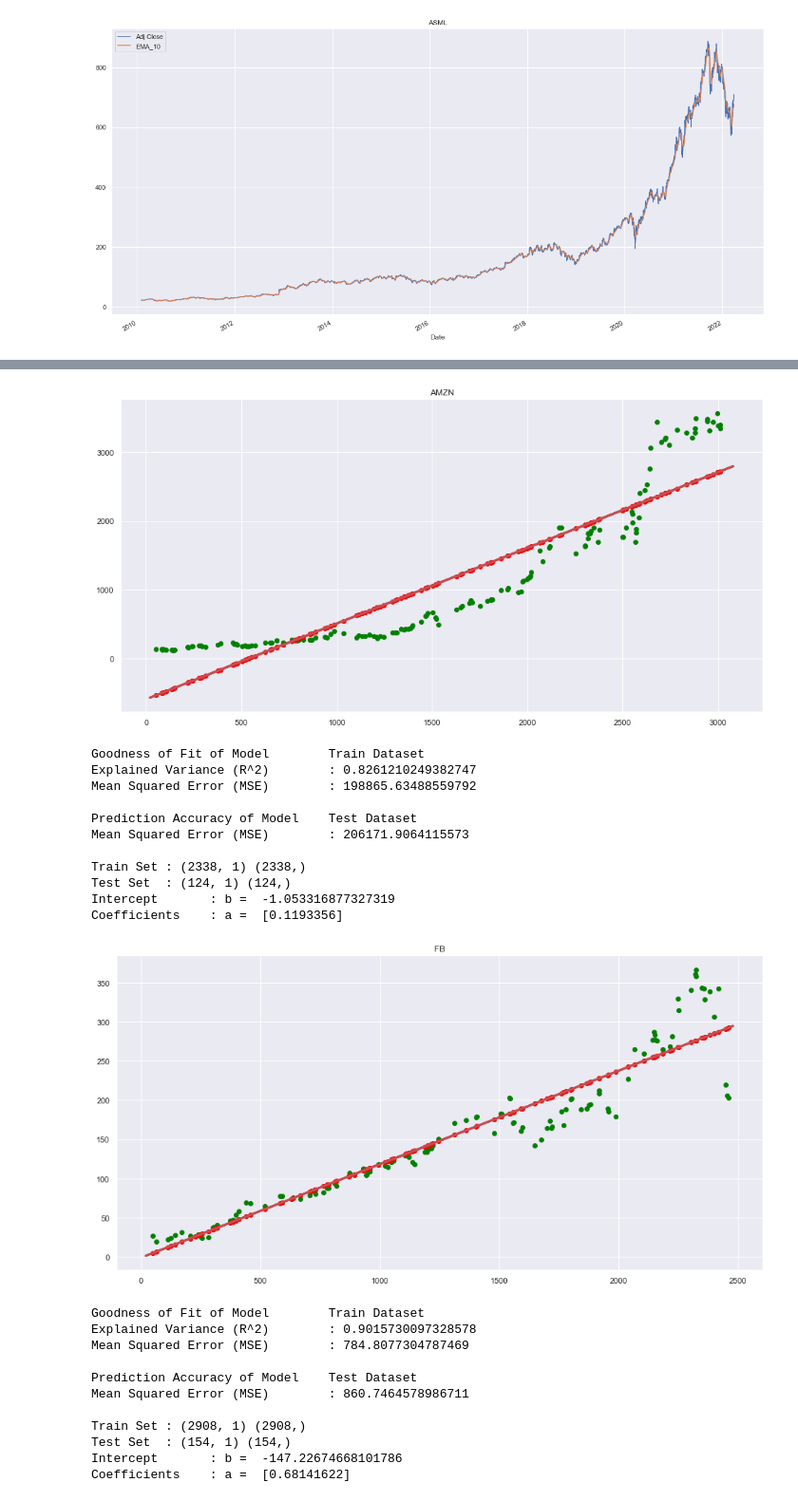
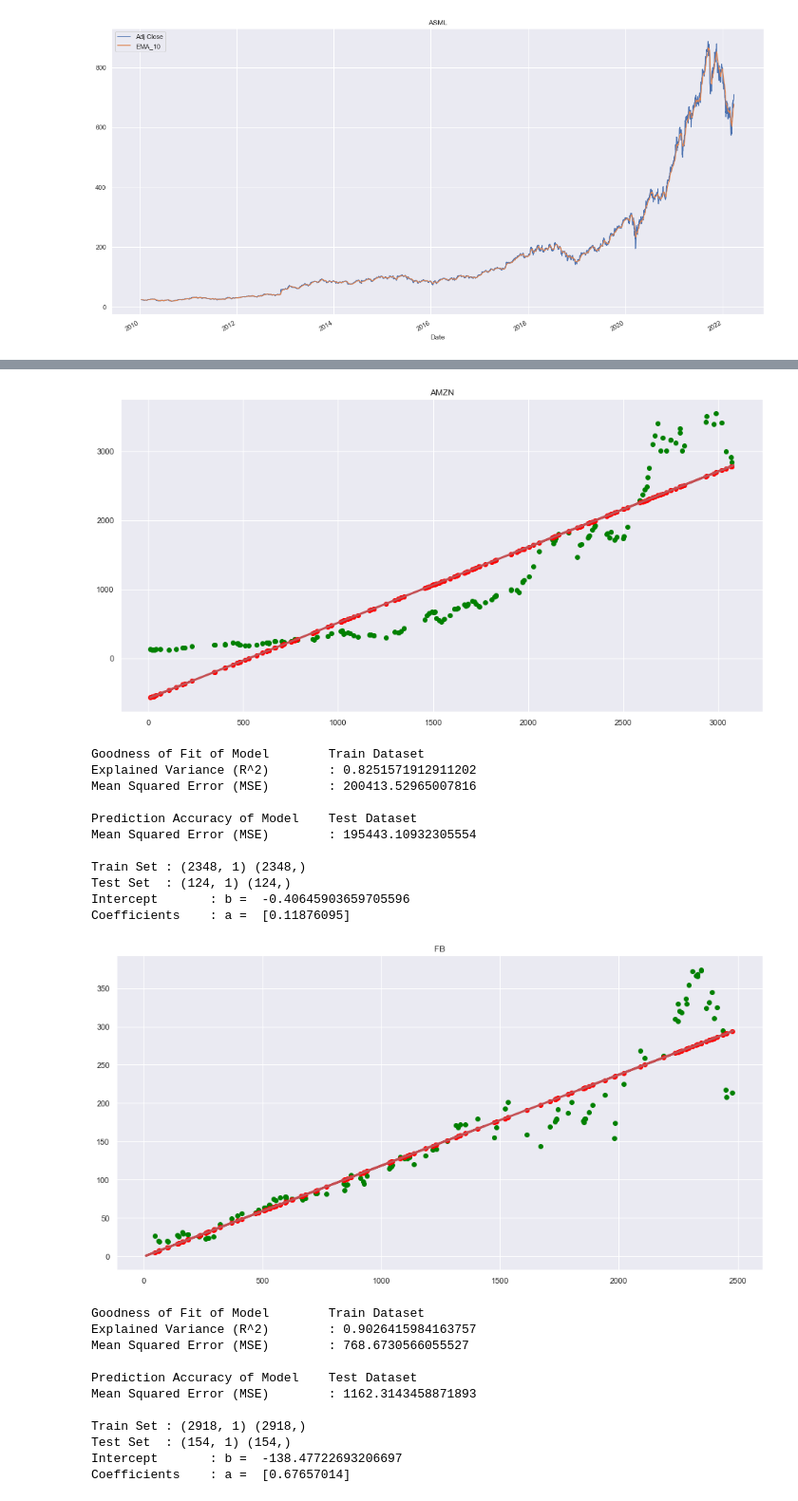
Before and after one commit to nobeeeeel/DSAI, a Jupyter notebook: stockTraderML.ipynb, the cells around one changed output, grey strips where cells are left out. Shown at 95% size. Saved outputs shown, nothing was run; the diff lists cells and outputs as text; code cells hidden in the pictures.

```diff
--- a/stockTraderML.ipynb
+++ b/stockTraderML.ipynb
@@ -28,7 +28,7 @@ for ticker in stocksList:
     df = pdr.get_data_yahoo(ticker, start="2010-01-01", end="2022-03-30")
     df.dropna()
     #df.drop(df.columns.difference(['Date','Close']), 1, inplace=True)
-    stocksData[ticker] = df
+    stocksData[ticker] = df.reset_index()
 
 stocksData
 # %% [output]
@@ -242,3 +242,8 @@ for ticker in stocksList:
 [figure]
 [figure]
 [figure]
+# %%
+for ticker in stocksList:
+
+
+linregResults
@@ -245,5 +263,9 @@ for ticker in stocksList:
 # %%
-for ticker in stocksData:
+linregResults = {"Ticker":[], "Intercept":[], "Coef":[]}
+
+for ticker in stocksList:
+    linregResults['Ticker'].append(ticker)
+
     X = np.array(pd.to_datetime(stocksData[ticker]['Date'].index.values, format='%Y-%m-%d'), dtype=float)
     X = X.reshape(-1, 1)
     y = np.array(stocksData[ticker]['Adj Close'].values, dtype=float)
@@ -259,6 +281,9 @@ for ticker in stocksData:
 
     print('Intercept \t: b = ', linreg.intercept_)
     print('Coefficients \t: a = ', linreg.coef_)
+
+    linregResults['Intercept'].append(linreg.intercept_)
+    linregResults['Coef'].append(linreg.coef_[0])
 
     # Formula for the Regression line
     regline_x = X_train
@@ -318,24 +343,24 @@ Coefficients    : a =  [1.09984878]
-[figure, old version]
+[figure, new version]
 Goodness of Fit of Model        Train Dataset
-Explained Variance (R^2)        : 0.8261210249382747
-Mean Squared Error (MSE)        : 198865.63488559792
+Explained Variance (R^2)        : 0.8251571912911202
+Mean Squared Error (MSE)        : 200413.52965007816
 
 Prediction Accuracy of Model    Test Dataset
-Mean Squared Error (MSE)        : 206171.9064115573
+Mean Squared Error (MSE)        : 195443.10932305554
 
-Train Set : (2338, 1) (2338,)
+Train Set : (2348, 1) (2348,)
 Test Set  : (124, 1) (124,)
-Intercept       : b =  -1.053316877327319
-Coefficients    : a =  [0.1193356]
+Intercept       : b =  -0.40645903659705596
+Coefficients    : a =  [0.11876095]
-[figure, old version]
+[figure, new version]
 Goodness of Fit of Model        Train Dataset
-Explained Variance (R^2)        : 0.9015730097328578
-Mean Squared Error (MSE)        : 784.8077304787469
+Explained Variance (R^2)        : 0.9026415984163757
+Mean Squared Error (MSE)        : 768.6730566055527
 
 Prediction Accuracy of Model    Test Dataset
-Mean Squared Error (MSE)        : 860.7464578986711
+Mean Squared Error (MSE)        : 1162.3143458871893
 
-Train Set : (2908, 1) (2908,)
+Train Set : (2918, 1) (2918,)
 Test Set  : (154, 1) (154,)
-Intercept       : b =  -147.22674668101786
-Coefficients    : a =  [0.68141622]
+Intercept       : b =  -138.47722693206697
+Coefficients    : a =  [0.67657014]
```
Also changed, not shown: parts of 8 cells of this notebook.
